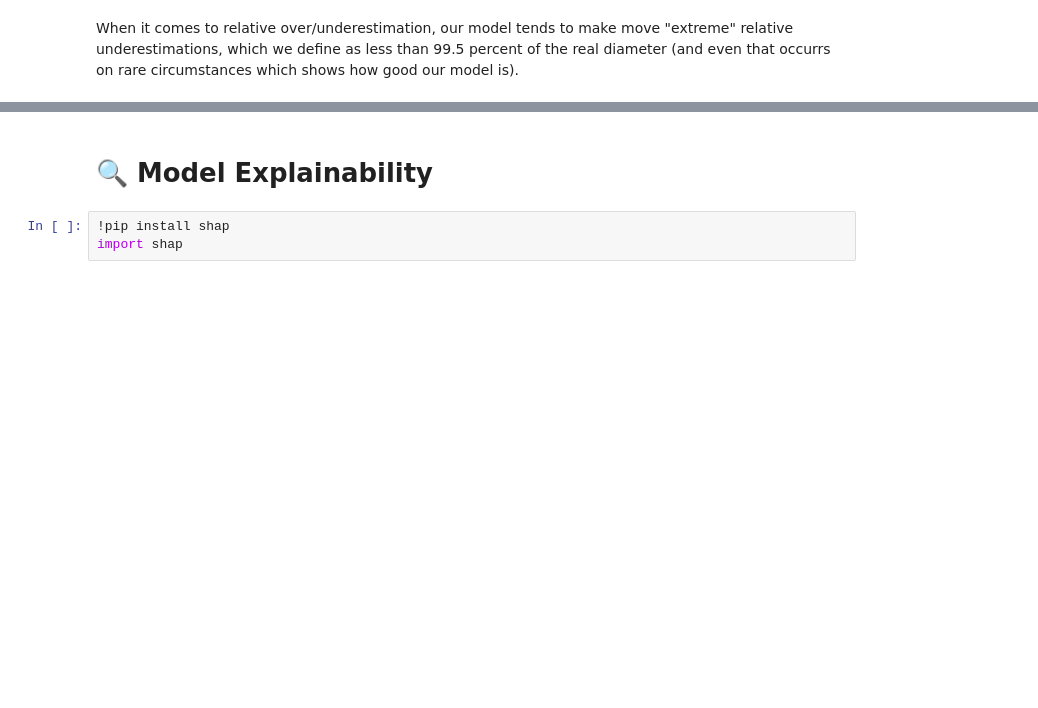
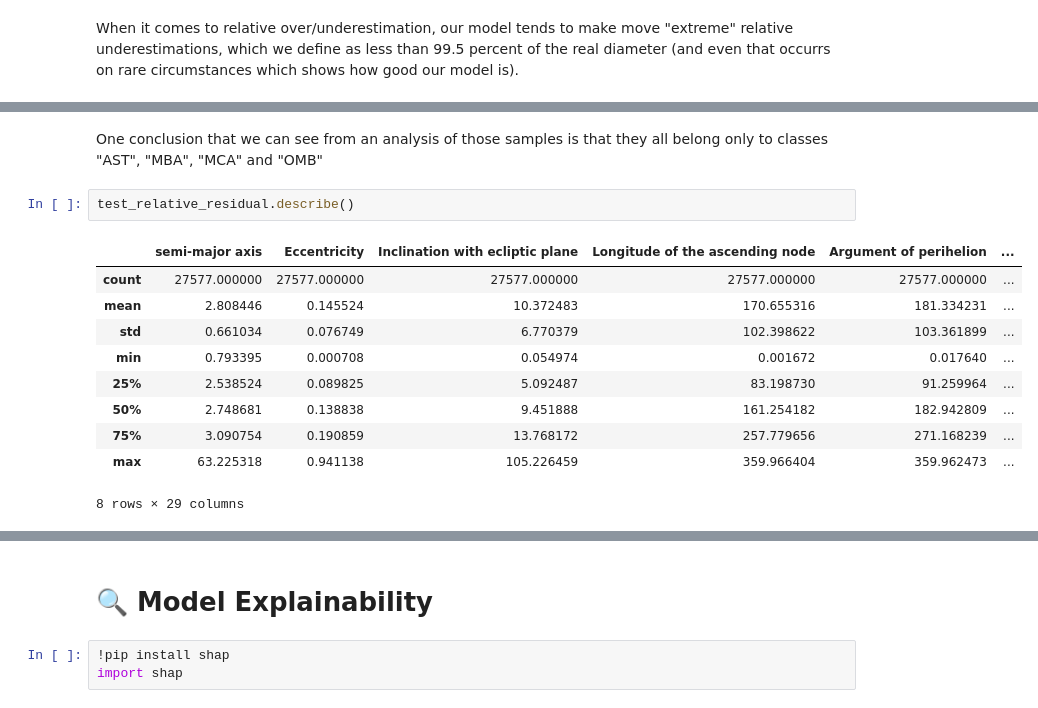
Before and after one commit to slash827/Data-Science-Workshop, a Jupyter notebook: Asteroid_ds_workshop.ipynb, the cells around one changed output, grey strips where cells are left out. Drawn from its saved outputs; the diff is of its cells as text; blank space fills up the shorter version.

```diff
--- a/Asteroid_ds_workshop.ipynb
+++ b/Asteroid_ds_workshop.ipynb
@@ -1019,0 +1020,15 @@ TODO check the dataframe of those with high relative over/underestimation, maybe
+# %% [markdown]
+One conclusion that we can see from an analysis of those samples is that they all belong only to classes "AST", "MBA", "MCA" and "OMB"
+# %%
+test_relative_residual.describe()
+# %% [output]
+|  | semi-major axis | Eccentricity | Inclination with ecliptic plane | Longitude of the ascending node | Argument of perihelion | ... |
+| count | 27577.000000 | 27577.000000 | 27577.000000 | 27577.000000 | 27577.000000 | ... |
+| mean | 2.808446 | 0.145524 | 10.372483 | 170.655316 | 181.334231 | ... |
+| std | 0.661034 | 0.076749 | 6.770379 | 102.398622 | 103.361899 | ... |
+| min | 0.793395 | 0.000708 | 0.054974 | 0.001672 | 0.017640 | ... |
+| 25% | 2.538524 | 0.089825 | 5.092487 | 83.198730 | 91.259964 | ... |
+| 50% | 2.748681 | 0.138838 | 9.451888 | 161.254182 | 182.942809 | ... |
+| 75% | 3.090754 | 0.190859 | 13.768172 | 257.779656 | 271.168239 | ... |
+| max | 63.225318 | 0.941138 | 105.226459 | 359.966404 | 359.962473 | ... |
+8 rows × 29 columns
```
Also changed, not shown: parts of 24 cells of this notebook.
